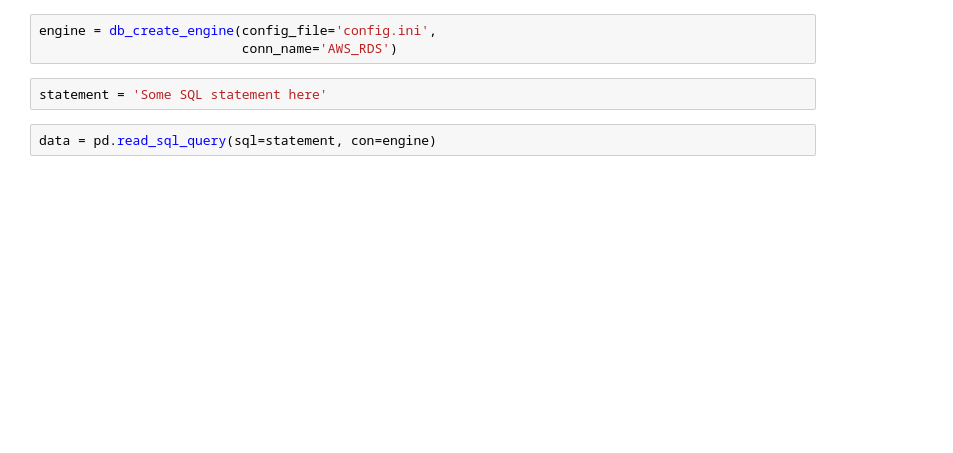
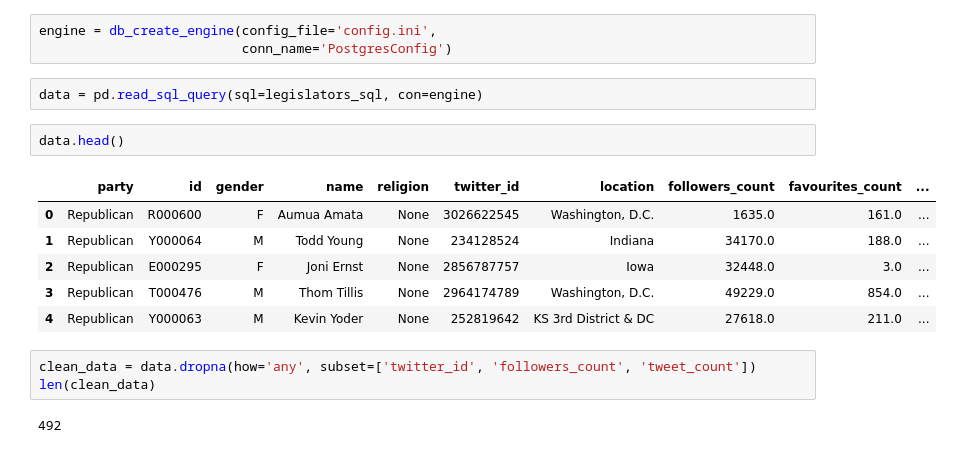
Before and after one commit to TifMoe/mcnulty-project, a Jupyter notebook: EDA.ipynb, the cells around one changed output. Cells and saved outputs as stored; diff of their text form; blank space fills up the shorter version.

```diff
--- a/EDA.ipynb
+++ b/EDA.ipynb
@@ -10,7 +20,19 @@ Pandas 0.20.3
 # %%
 engine = db_create_engine(config_file='config.ini',
-                          conn_name='AWS_RDS')
+                          conn_name='PostgresConfig')
-# %%
-statement = 'Some SQL statement here'
 # %%
-data = pd.read_sql_query(sql=statement, con=engine)
+data = pd.read_sql_query(sql=legislators_sql, con=engine)
+# %%
+data.head()
+# %% [output]
+|  | party | id | gender | name | religion | twitter_id | location | followers_count | favourites_count | ... |
+| 0 | Republican | R000600 | F | Aumua Amata | None | 3026622545 | Washington, D.C. | 1635.0 | 161.0 | ... |
+| 1 | Republican | Y000064 | M | Todd Young | None | 234128524 | Indiana | 34170.0 | 188.0 | ... |
+| 2 | Republican | E000295 | F | Joni Ernst | None | 2856787757 | Iowa | 32448.0 | 3.0 | ... |
+| 3 | Republican | T000476 | M | Thom Tillis | None | 2964174789 | Washington, D.C. | 49229.0 | 854.0 | ... |
+| 4 | Republican | Y000063 | M | Kevin Yoder | None | 252819642 | KS 3rd District & DC | 27618.0 | 211.0 | ... |
+# %%
+clean_data = data.dropna(how='any', subset=['twitter_id', 'followers_count', 'tweet_count'])
+len(clean_data)
+# %% [output]
+492
```
Also changed, not shown: parts of 3 cells of this notebook, 2 other files.
